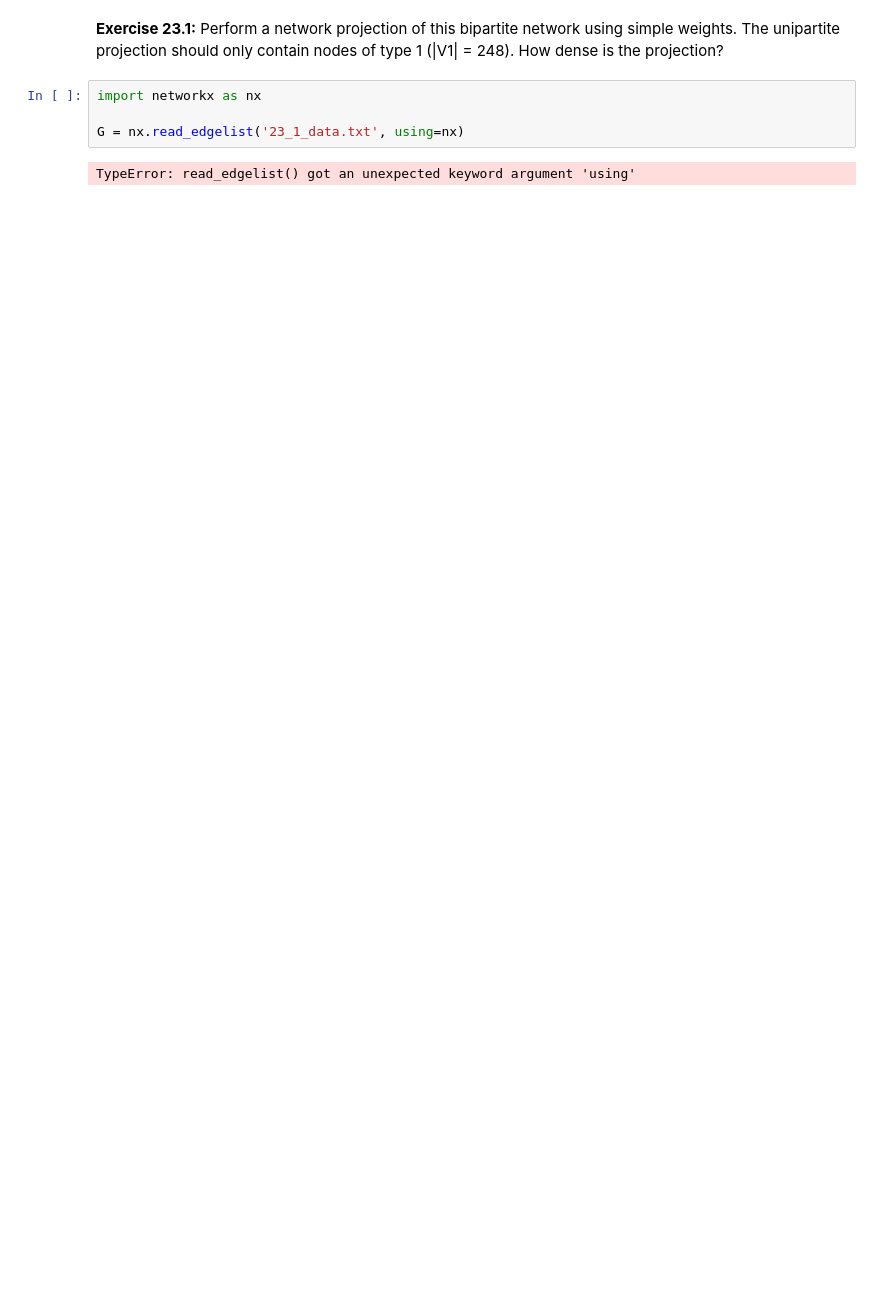
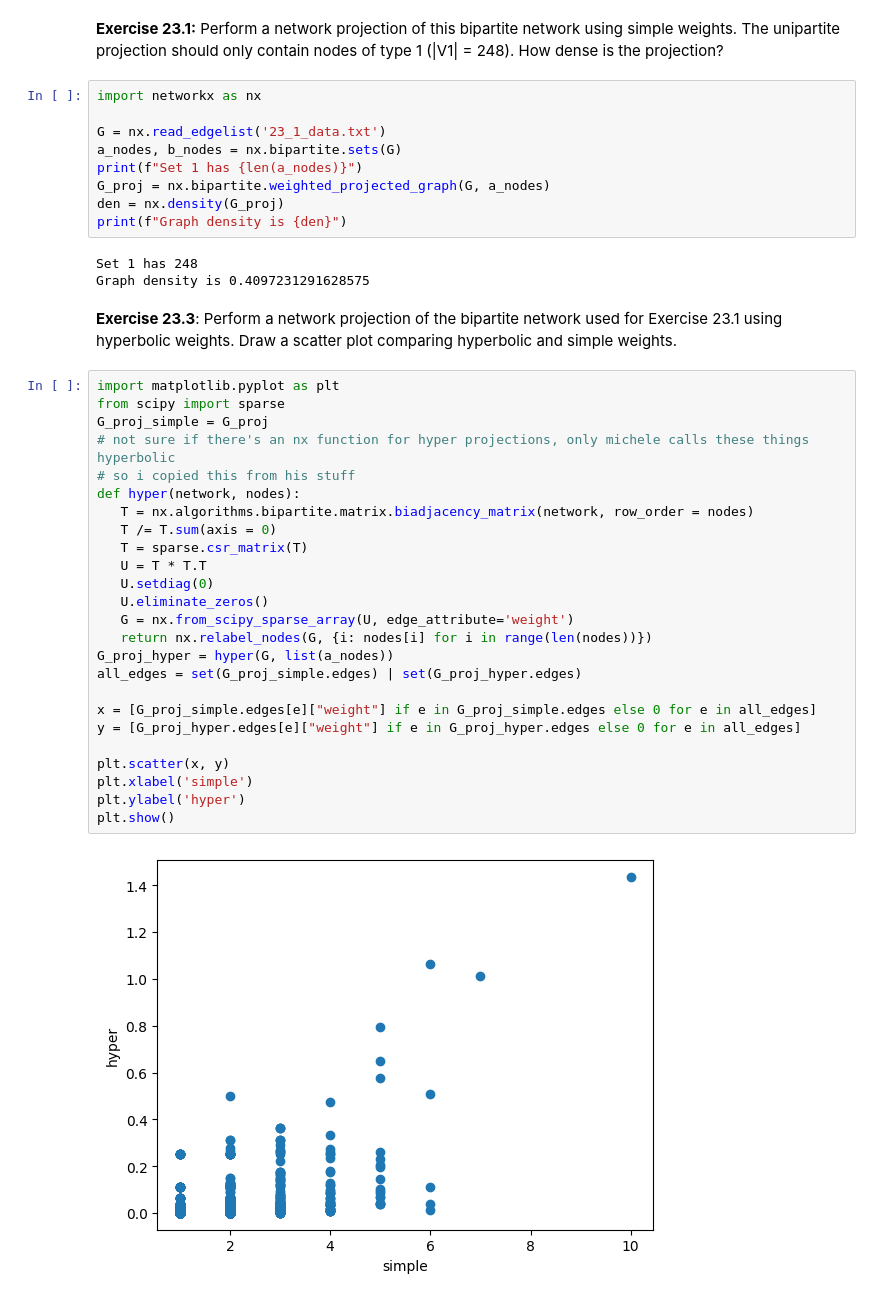
Before and after one commit to TheColorman/ITU, a Jupyter notebook: NEANA/5/Solutions_5.ipynb, the cells around one changed output. Saved outputs shown, nothing was run; the diff lists cells and outputs as text; blank space fills up the shorter version.

```diff
--- a/NEANA/5/Solutions_5.ipynb
+++ b/NEANA/5/Solutions_5.ipynb
@@ -1,9 +1,45 @@
 # %% [markdown]
 **Exercise 23.1:**
 Perform a network projection of this bipartite network using simple weights. The unipartite projection should only contain nodes of type 1 (|V1| = 248). How dense is the projection?
-# %%
-import networkx as nx
-
-G = nx.read_edgelist('23_1_data.txt', using=nx)
-# %% [output]
-TypeError: read_edgelist() got an unexpected keyword argument 'using'
+# %%
+import networkx as nx
+
+G = nx.read_edgelist('23_1_data.txt')
+a_nodes, b_nodes = nx.bipartite.sets(G)
+print(f"Set 1 has {len(a_nodes)}")
+G_proj = nx.bipartite.weighted_projected_graph(G, a_nodes)
+den = nx.density(G_proj)
+print(f"Graph density is {den}")
+# %% [output]
+Set 1 has 248
+Graph density is 0.4097231291628575
+# %% [markdown]
+**Exercise 23.3**:
+Perform a network projection of the bipartite network used for Exercise 23.1 using hyperbolic weights. Draw a scatter plot comparing hyperbolic and simple weights.
+# %%
+import matplotlib.pyplot as plt
+from scipy import sparse
+G_proj_simple = G_proj
+# not sure if there's an nx function for hyper projections, only michele calls these things hyperbolic
+# so i copied this from his stuff
+def hyper(network, nodes):
+   T = nx.algorithms.bipartite.matrix.biadjacency_matrix(network, row_order = nodes)
+   T /= T.sum(axis = 0)
+   T = sparse.csr_matrix(T)
+   U = T * T.T
+   U.setdiag(0)
+   U.eliminate_zeros()
+   G = nx.from_scipy_sparse_array(U, edge_attribute='weight')
+   return nx.relabel_nodes(G, {i: nodes[i] for i in range(len(nodes))})
+G_proj_hyper = hyper(G, list(a_nodes))
+all_edges = set(G_proj_simple.edges) | set(G_proj_hyper.edges)
+
+x = [G_proj_simple.edges[e]["weight"] if e in G_proj_simple.edges else 0 for e in all_edges]
+y = [G_proj_hyper.edges[e]["weight"] if e in G_proj_hyper.edges else 0 for e in all_edges]
+
+plt.scatter(x, y)
+plt.xlabel('simple')
+plt.ylabel('hyper')
+plt.show()
+# %% [output]
+[figure, added]
```
Also changed, not shown: parts of 4 cells of this notebook, 1 other file.
